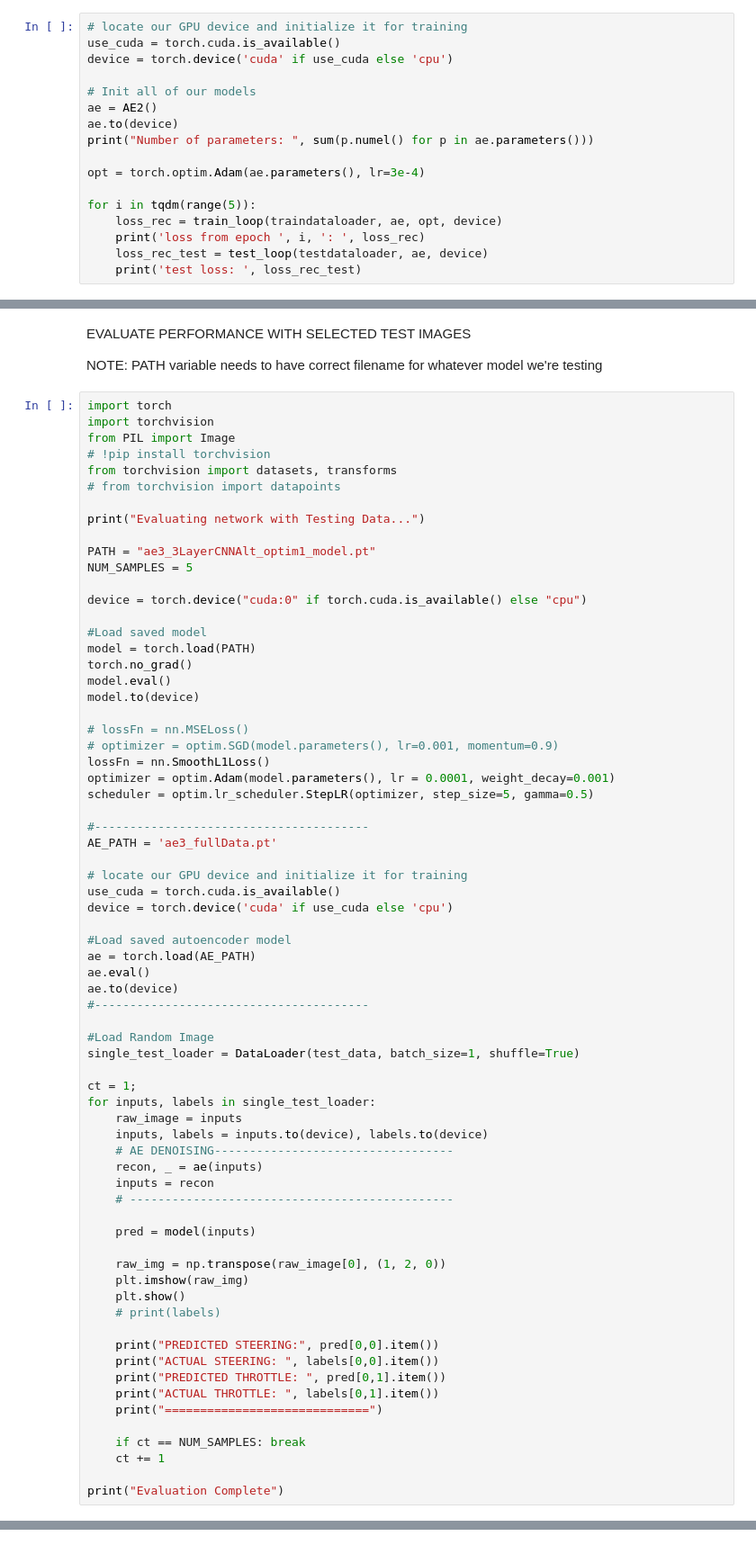
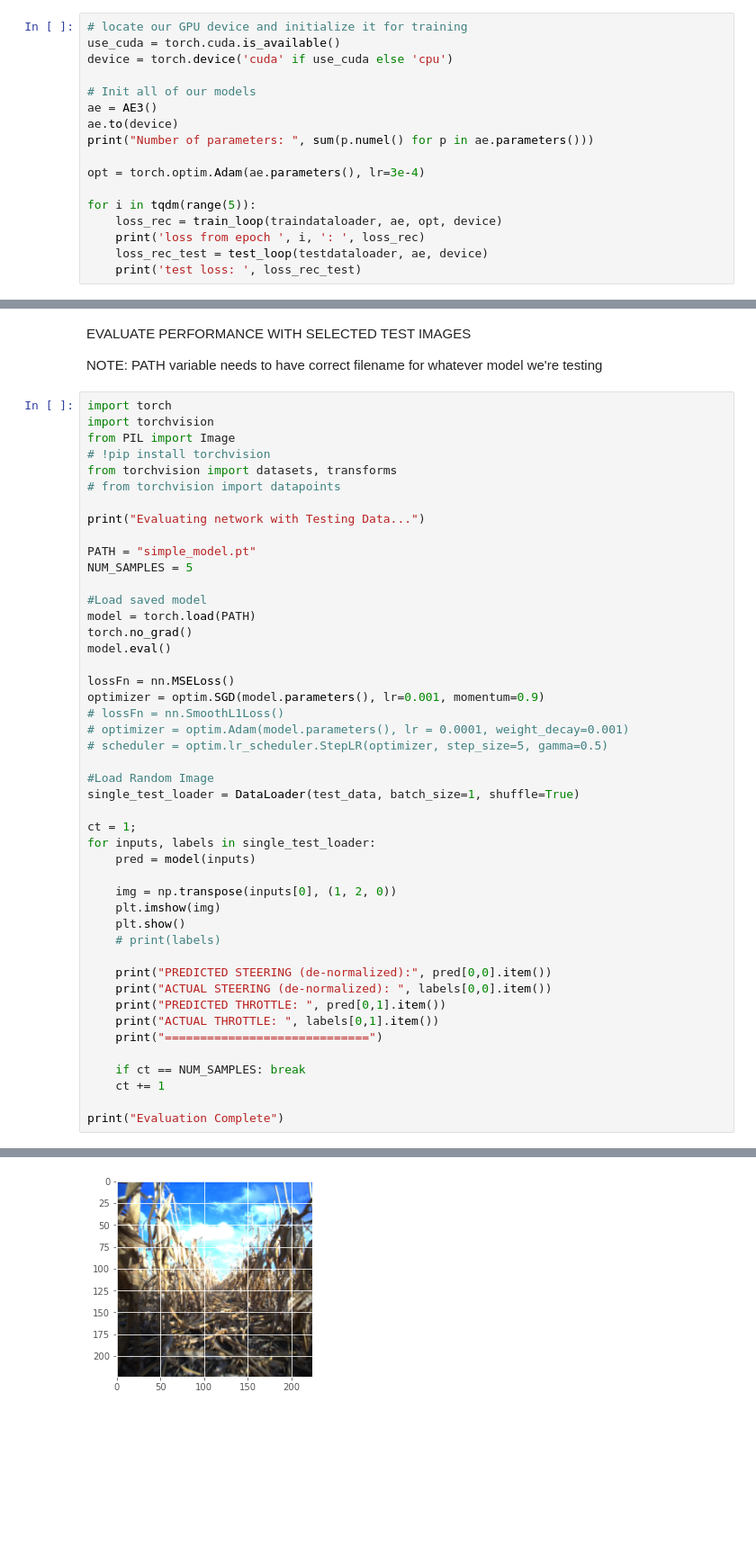
Before and after one commit to natbut/me592-robotics-project, a Jupyter notebook: IntraRow_Navigation_CNN.ipynb, the cells around one changed output, grey strips where cells are left out. Shown at 90% size. Saved outputs shown, nothing was run; the diff lists cells and outputs as text; blank space fills up the shorter version.

```diff
--- a/IntraRow_Navigation_CNN.ipynb
+++ b/IntraRow_Navigation_CNN.ipynb
@@ -926,7 +744,7 @@ use_cuda = torch.cuda.is_available()
 device = torch.device('cuda' if use_cuda else 'cpu')
 
 # Init all of our models
-ae = AE2()
+ae = AE3()
 ae.to(device)
 print("Number of parameters: ", sum(p.numel() for p in ae.parameters()))
 
@@ -1290,57 +1206,34 @@ from torchvision import datasets, transforms
 
 print("Evaluating network with Testing Data...")
 
-PATH = "ae3_3LayerCNNAlt_optim1_model.pt"
+PATH = "simple_model.pt"
 NUM_SAMPLES = 5
-
-device = torch.device("cuda:0" if torch.cuda.is_available() else "cpu")
 
 #Load saved model
 model = torch.load(PATH)
 torch.no_grad()
 model.eval()
-model.to(device)
 
-# lossFn = nn.MSELoss()
-# optimizer = optim.SGD(model.parameters(), lr=0.001, momentum=0.9)
-lossFn = nn.SmoothL1Loss()
-optimizer = optim.Adam(model.parameters(), lr = 0.0001, weight_decay=0.001)
-scheduler = optim.lr_scheduler.StepLR(optimizer, step_size=5, gamma=0.5)
-
-#---------------------------------------
-AE_PATH = 'ae3_fullData.pt'
-
-# locate our GPU device and initialize it for training
-use_cuda = torch.cuda.is_available()
-device = torch.device('cuda' if use_cuda else 'cpu')
-
-#Load saved autoencoder model
-ae = torch.load(AE_PATH)
-ae.eval()
-ae.to(device)
-#---------------------------------------
+lossFn = nn.MSELoss()
+optimizer = optim.SGD(model.parameters(), lr=0.001, momentum=0.9)
+# lossFn = nn.SmoothL1Loss()
+# optimizer = optim.Adam(model.parameters(), lr = 0.0001, weight_decay=0.001)
+# scheduler = optim.lr_scheduler.StepLR(optimizer, step_size=5, gamma=0.5)
 
 #Load Random Image
 single_test_loader = DataLoader(test_data, batch_size=1, shuffle=True)
 
 ct = 1;
 for inputs, labels in single_test_loader:
-    raw_image = inputs
-    inputs, labels = inputs.to(device), labels.to(device)
-    # AE DENOISING----------------------------------
-    recon, _ = ae(inputs)
-    inputs = recon
-    # ----------------------------------------------
-
     pred = model(inputs)
 
-    raw_img = np.transpose(raw_image[0], (1, 2, 0))
-    plt.imshow(raw_img)
+    img = np.transpose(inputs[0], (1, 2, 0))
+    plt.imshow(img)
     plt.show()
     # print(labels)
 
-    print("PREDICTED STEERING:", pred[0,0].item())
-    print("ACTUAL STEERING: ", labels[0,0].item())
+    print("PREDICTED STEERING (de-normalized):", pred[0,0].item())
+    print("ACTUAL STEERING (de-normalized): ", labels[0,0].item())
     print("PREDICTED THROTTLE: ", pred[0,1].item())
     print("ACTUAL THROTTLE: ", labels[0,1].item())
     print("=============================")
@@ -1349,3 +1242,4 @@ for inputs, labels in single_test_loader:
     ct += 1
 
 print("Evaluation Complete")
+# %% [output]
@@ -1351,0 +1247 @@ print("Evaluation Complete")
+[figure, added]
```
Also changed, not shown: parts of 39 cells of this notebook, 1 other file.
